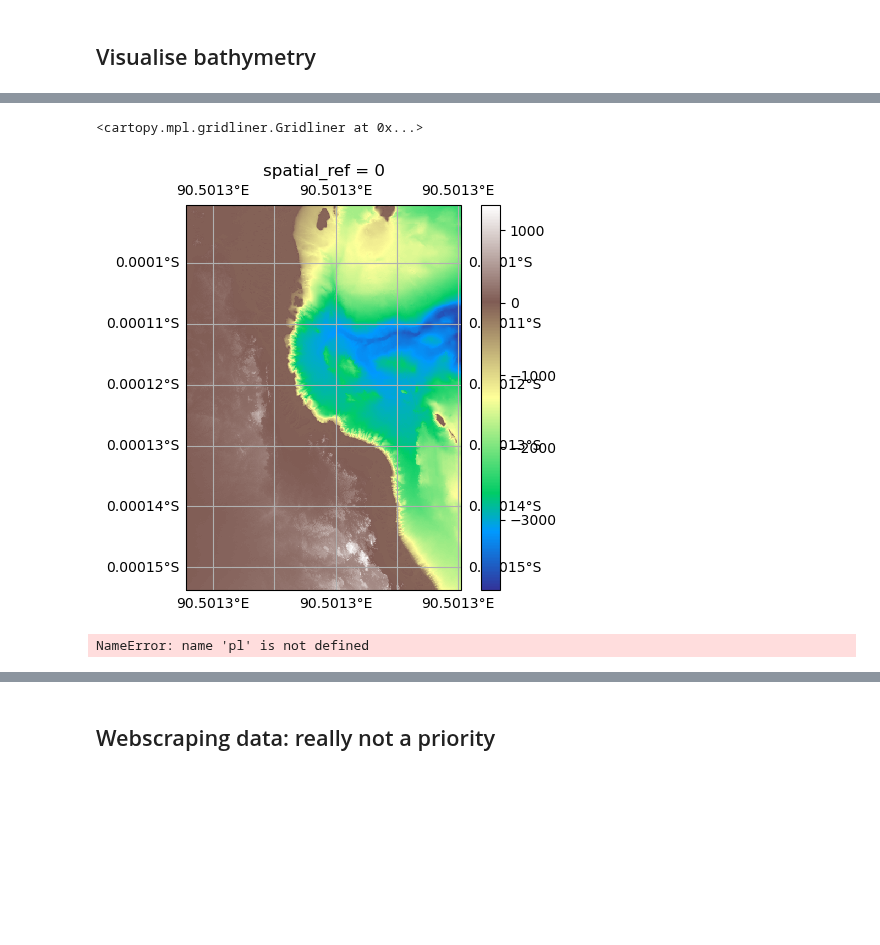
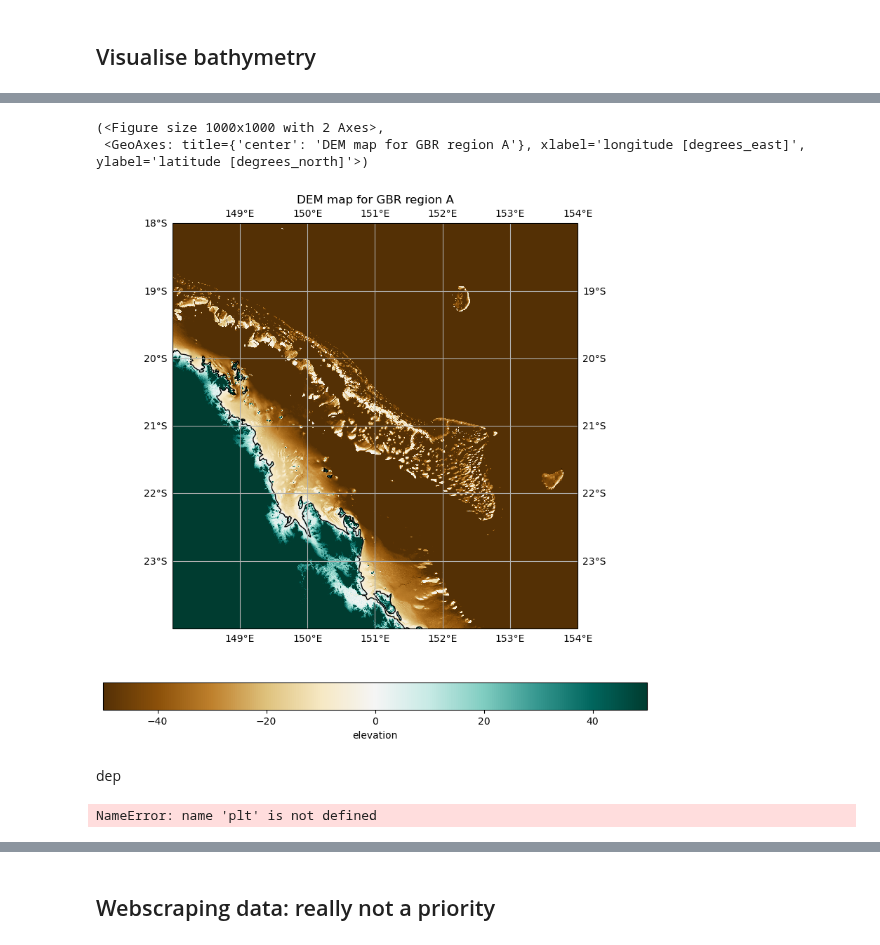
Before and after one commit to orlando-code/coralshift, a Jupyter notebook: notebooks/bathymetry.ipynb, the cells around one changed output, grey strips where cells are left out. Cells and saved outputs as stored; diff of their text form; code cells hidden in the pictures; blank space fills up the shorter version.

```diff
--- a/notebooks/bathymetry.ipynb
+++ b/notebooks/bathymetry.ipynb
@@ -125,28 +277,24 @@ def plot_borders(ax):
+# %%
+plot_DEM(reduced_dict['Great_Barrier_Reef_C_2020_30m_MSL_cog_reduced'], "DEM map for GBR region A")
+# %% [output]
+(<Figure size 1000x1000 with 2 Axes>,
+ <GeoAxes: title={'center': 'DEM map for GBR region A'}, xlabel='longitude [degrees_east]', ylabel='latitude [degrees_north]'>)
+[figure, added]
+# %% [markdown]
+dep
 # %%
-# need to sort out map projection and plot spacing
-map_proj = ccrs.Mercator(central_longitude=90.5)
+fig = plt.figure(figsize=(10, 10))
 
-fig = plt.figure(figsize=(5, 5))
 ax = fig.add_subplot(111, projection=map_proj)
-test.plot(ax=ax, cmap=plt.cm.terrain, vmin=float(test.min().values), vmax=float(test.max().values))
+plot_dem(ax)
 plot_borders(ax)
+ax.set_extent([88, 93, 20, 27], crs=ccrs.PlateCarree())
 ax.gridlines(draw_labels=True)
+
+test.plot(cmap=plt.cm.terrain, vmin=float(test.min().values), vmax=float(test.max().values))
+# could get nice formatting from Peisong here
 # %% [output]
-<cartopy.mpl.gridliner.Gridliner at 0x...>
+NameError: name 'plt' is not defined
-[figure, removed]
-# %%
-fig = pl.figure(figsize=(10, 10))
-
-ax = fig.add_subplot(111, projection=map_proj)
-plot_dem(ax)
-plot_borders(ax)
-ax.set_extent([88, 93, 20, 27], crs=ccrs.PlateCarree())
-ax.gridlines(draw_labels=True)
-
-test.plot(cmap=plt.cm.terrain, vmin=float(test.min().values), vmax=float(test.max().values))
-# could get nice formatting from Peisong here
-# %% [output]
-NameError: name 'pl' is not defined
 # %%
 tif_array.rxr.write_crs("WGS84", inplace=True)
 # %%
```
Also changed, not shown: parts of 32 cells of this notebook.
